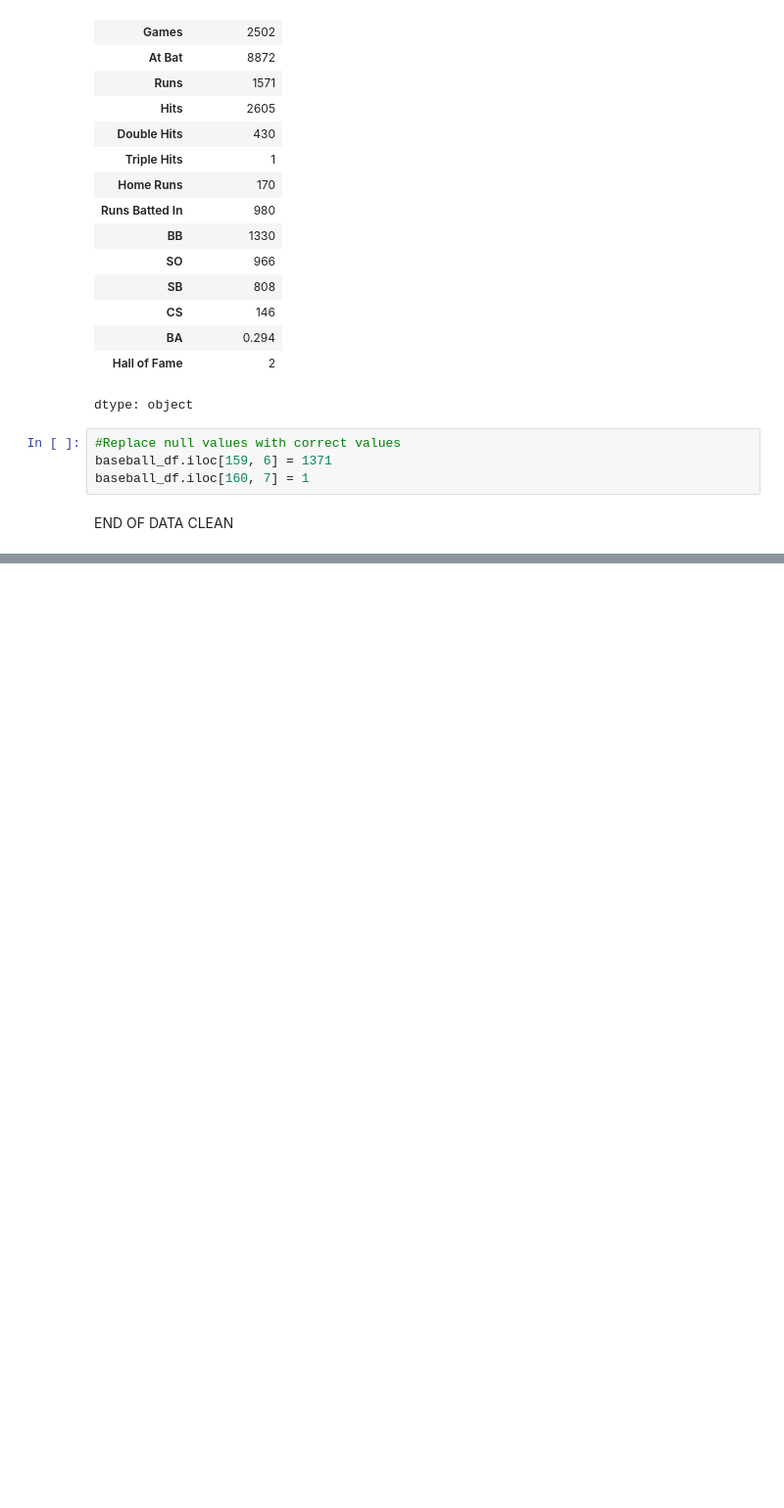
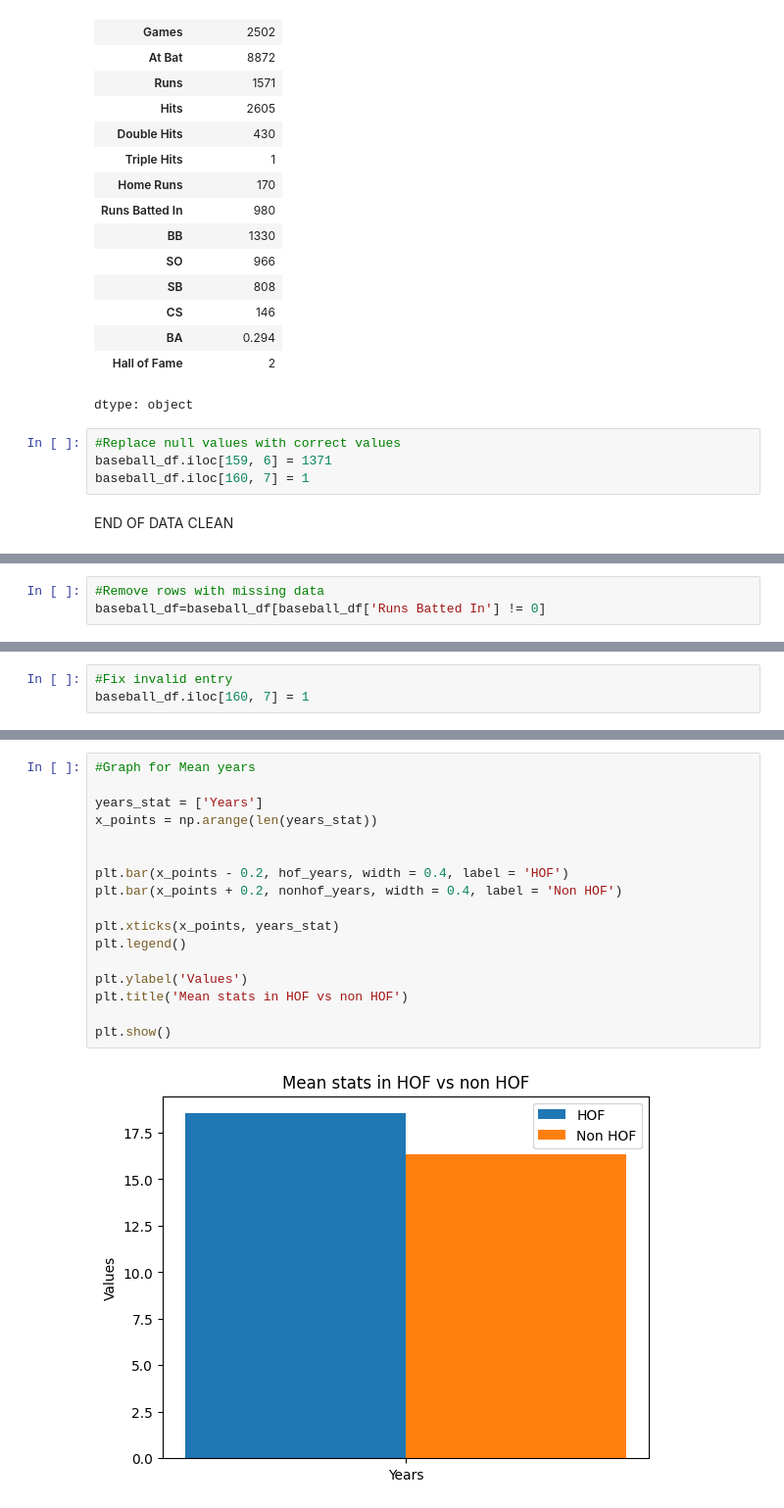
Before and after one commit to bbqbcnbrgr/REPO, a Jupyter notebook: Olivier_Bui_DSRP.ipynb, the cells around one changed output, grey strips where cells are left out. Shown at 98% size. Drawn from its saved outputs; the diff is of its cells as text; blank space fills up the shorter version.

```diff
--- a/Olivier_Bui_DSRP.ipynb
+++ b/Olivier_Bui_DSRP.ipynb
@@ -160,0 +170,3 @@ Compare players' stats against eachothers, set percent standards that dictates e
+# %%
+#Remove rows with missing data
+baseball_df=baseball_df[baseball_df['Runs Batted In'] != 0]
@@ -160,0 +183,3 @@ Compare players' stats against eachothers, set percent standards that dictates e
+# %%
+#Fix invalid entry
+baseball_df.iloc[160, 7] = 1
@@ -160,0 +280,19 @@ Compare players' stats against eachothers, set percent standards that dictates e
+# %%
+#Graph for Mean years
+
+years_stat = ['Years']
+x_points = np.arange(len(years_stat))
+
+
+plt.bar(x_points - 0.2, hof_years, width = 0.4, label = 'HOF')
+plt.bar(x_points + 0.2, nonhof_years, width = 0.4, label = 'Non HOF')
+
+plt.xticks(x_points, years_stat)
+plt.legend()
+
+plt.ylabel('Values')
+plt.title('Mean stats in HOF vs non HOF')
+
+plt.show()
+# %% [output]
+[figure, added]
```
Also changed, not shown: parts of 16 cells of this notebook.
